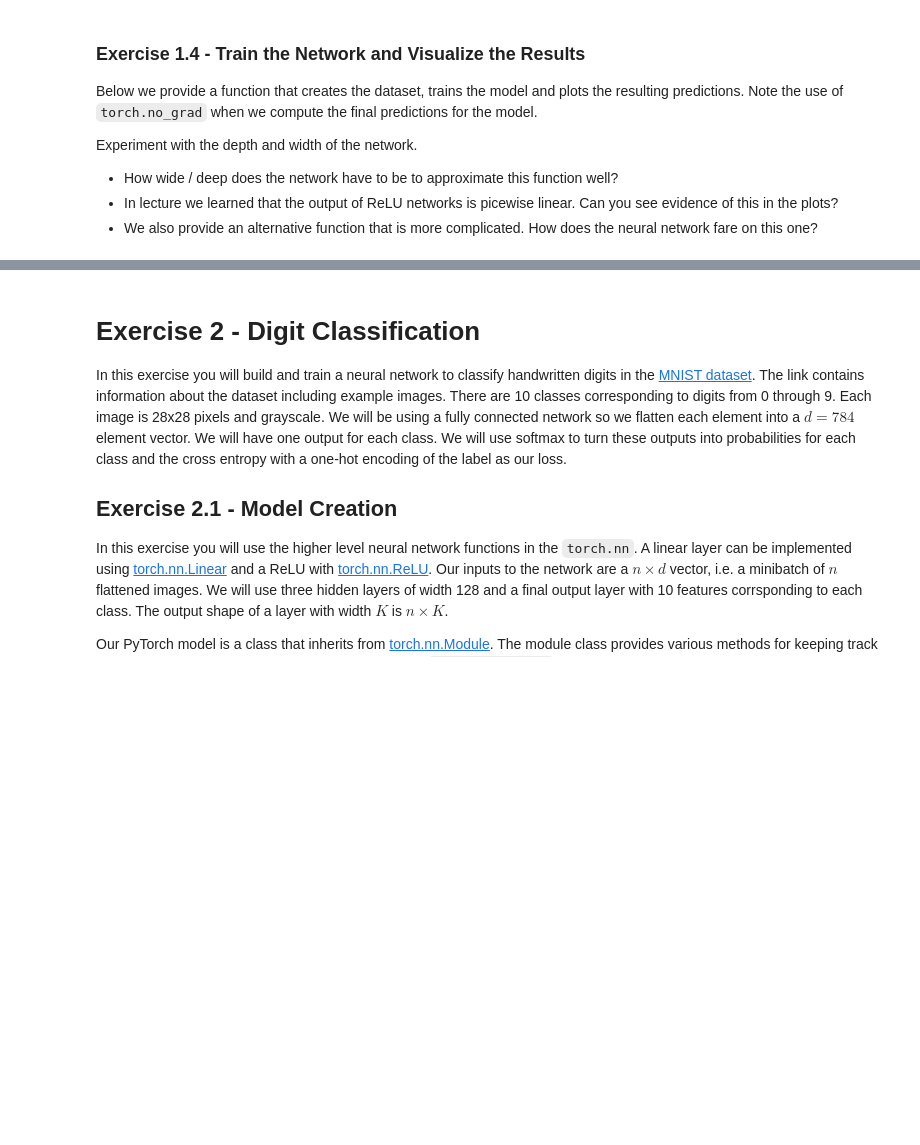
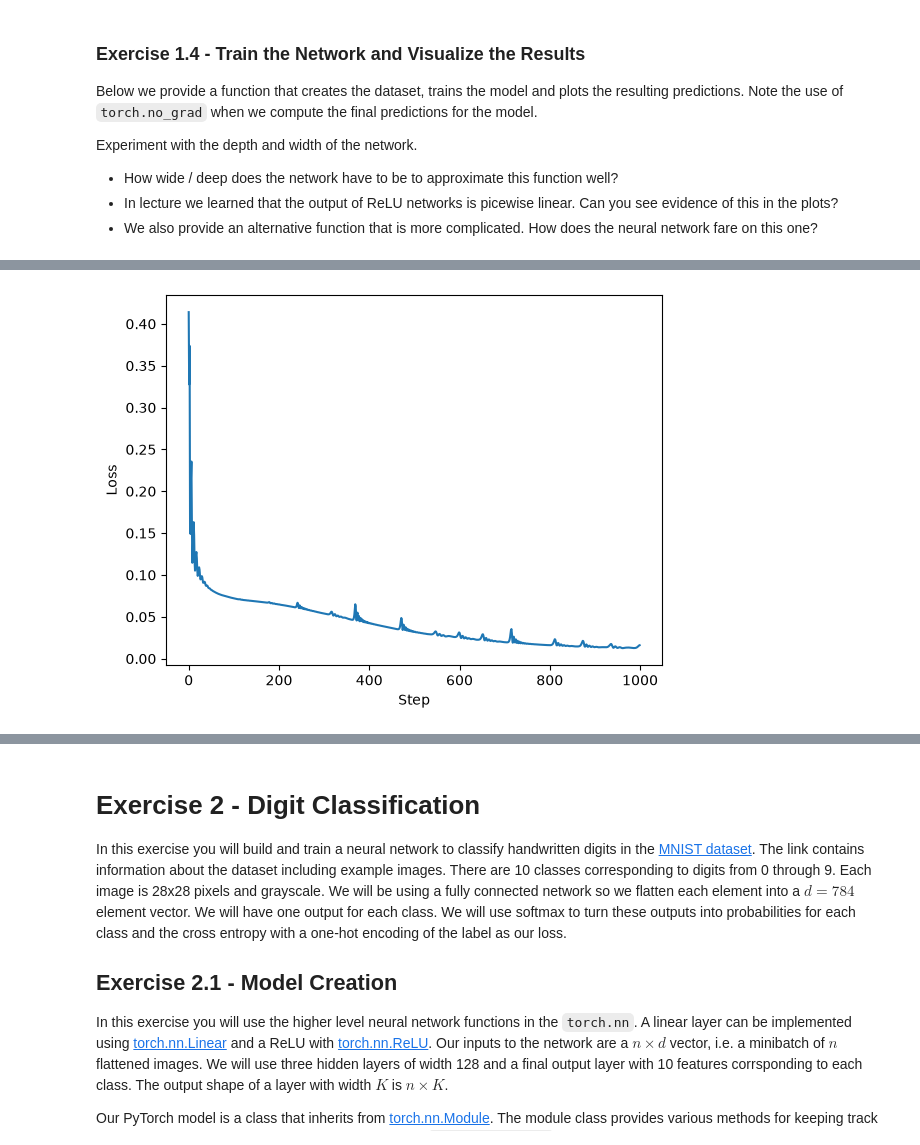
Before and after one commit to haaissa/ML_course, a Jupyter notebook: labs/ex07/template/ex07.ipynb, the cells around one changed output, grey strips where cells are left out. Saved outputs shown, nothing was run; the diff lists cells and outputs as text; code cells hidden in the pictures; blank space fills up the shorter version.

```diff
--- a/labs/ex07/template/ex07.ipynb
+++ b/labs/ex07/template/ex07.ipynb
@@ -108,11 +121,10 @@ def compute_f_true(X):
     Returns Y=f_true(X)
     X is an Nx2 vector, Y is an Nx1 vector
     """
+    sum_squared = torch.sum(X**2, dim=1)
     # ***************************************************
-    # INSERT YOUR CODE HERE
-    # TODO
+    return torch.sin(10 * torch.sqrt(sum_squared)) * torch.exp(-4 * sum_squared)
     # ***************************************************
-    raise NotImplementedError
 # %% [markdown]
 ### Exercise 1.2 - Model Definition
 In this part we will create a simple model function for a ReLU fully connected network. We break the implementation down into several functions.
@@ -132,25 +144,39 @@ The first function `get_model_weights(L, K)` will create the weight and bias ten
 
 The second function `predict(X, weights, biases)` takes in the inputs $X$ (i.e. $X_0$) as well as the list of weights and biases created by `get_model_weights`. It computes the output of the neural network according to the formula above. Here [torch.clamp](https://pytorch.org/docs/stable/generated/torch.clamp.html), [torch.mm](https://pytorch.org/docs/stable/generated/torch.mm.html) and/or the `@` operator could be useful.
 # %%
+from matplotlib.pylab import size
+
+
 def get_model_weights(L, K, device):
     weights = []
     biases = []
-
+    widths = [2] + [K] * (L - 1) + [1]
+    #torch.ones(*size, *, out=None, dtype=None, layout=torch.strided, device=None, requires_grad=False)
     # ***************************************************
     # INSERT YOUR CODE HERE
     # TODO: Create the weights, biases and add them to the lists
+    for i in range(L):
+        input_K = widths[i]
+        output_K = widths[i + 1]
+        weights.append(torch.normal(0, math.sqrt(2.0 / input_K), size=(input_K, output_K), device=device, requires_grad=True, dtype=torch.float32))
+        biases.append(torch.zeros(output_K, device=device, requires_grad=True, dtype=torch.float32))
+
     # ***************************************************
-    raise NotImplementedError
     return weights, biases
 
 
 def predict(X, weights, biases):
     assert len(weights) == len(biases)
+    out = X
     # ***************************************************
     # INSERT YOUR CODE HERE
     # TODO: Compute a forward pass through the network
+    for i in range(len(weights) - 1):
+        out = torch.mm(out, weights[i]) + biases[i]
+        out = torch.relu(out)
+    out = torch.mm(out, weights[-1]) + biases[-1]
     # ***************************************************
-    raise NotImplementedError
+    return out
 # %% [markdown]
 ### Exercise 1.3 - Training Loop
 In this part we write a function that trains the model for a given number of steps.
@@ -169,14 +195,9 @@ def train_network(num_steps, weights, biases, X, Y_true, lr=1e-3, verbose=True):
     optimizer = torch.optim.Adam(weights + biases, lr)
     losses = []
     for step in range(num_steps):
-        # ***************************************************
-        # INSERT YOUR CODE HERE
-        # TODO
-        # ***************************************************
-        Y = None  # TODO
-        loss = None  # TODO
-        # TODO: Use backpropagation on the loss
-        raise NotImplementedError
+        Y = predict(X, weights, biases)
+        loss = ((Y.flatten() - Y_true.flatten()).T @ (Y.flatten() - Y_true.flatten())) / len(Y_true)
+        loss.backward()
         losses.append(loss.item())
         if verbose and step % 100 == 0:
             print(f"step={step} - loss={loss.item():0.4f}")
@@ -246,10 +267,10 @@ def get_alternative_data(N_sqrt):
 # TODO: Play around with these settings
 N_sqrt = 100
 D = 4
-H = 32
+H = 256
 
 # Alternative might require more steps, a wider network or other learning rates
-alternative_dataset = False
+alternative_dataset = True
 
 # You can set this to 'cuda' if you have a GPU available.
 # In this case the dataset and model is so small that we only expect a minimal speed difference.
@@ -282,3 +303,4 @@ train_network(steps, weights, biases, X, Y_true, lr)
 # Typically this would be on some sort of validation or test data
 with torch.no_grad():
     Y_model = predict(X, weights, biases)
+# %% [output]
@@ -285,3 +317,4 @@ with torch.no_grad():
+[figure, added]
 # %%
 # Move things back to the CPU for plotting (if needed)
 X = X.cpu()
```
Also changed, not shown: parts of 9 cells of this notebook, 1 other file.
